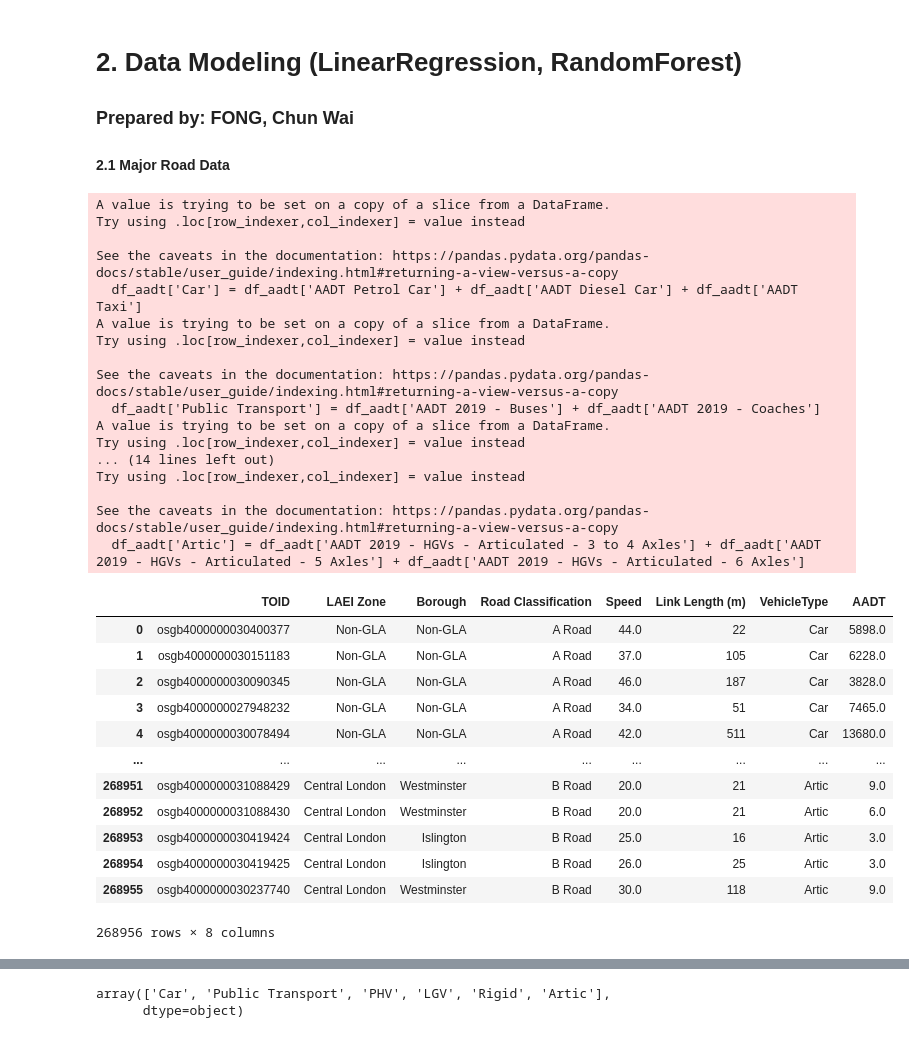
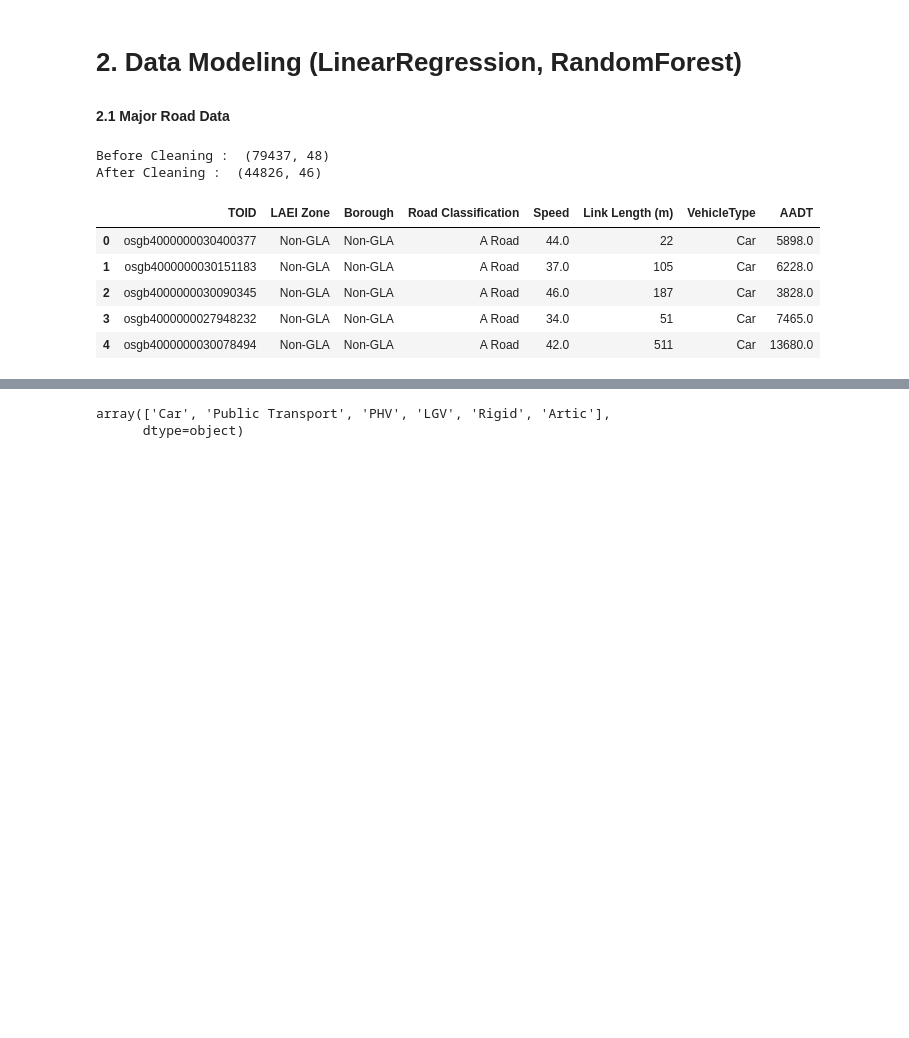
Before and after one commit to Squarebreadroy/GPEDLIV, a Jupyter notebook: CSCK503 GP.ipynb, the cells around one changed output, grey strips where cells are left out. Saved outputs shown, nothing was run; the diff lists cells and outputs as text; code cells hidden in the pictures; blank space fills up the shorter version.

```diff
--- a/CSCK503 GP.ipynb
+++ b/CSCK503 GP.ipynb
@@ -14,12 +24,11 @@ import seaborn as sns
 # %% [markdown]
 # 2. Data Modeling (LinearRegression, RandomForest)
-### Prepared by: FONG, Chun Wai
 #### 2.1 Major Road Data
 # %%
 #Load File
 df = pd.read_excel('laei-2019-major-roads-vkm-flows-speeds.xlsx')
 # %%
-print(df.shape)
+print('Before Cleaning : ' ,df.shape)
 
 #Remove hyphen
 df = df.applymap(lambda x: x.strip() if isinstance(x, str) else x)
@@ -35,7 +44,10 @@ df = df.rename(columns ={'Speed (km/hr) - Except Buses':'Speed'})
 #Drop total columns
 df = df.drop(['AADT 2019 - Total','VKM 2019 - Total'],axis=1)
 
-print(df.shape)
+print('After Cleaning : ' ,df.shape)
+# %% [output]
+Before Cleaning :  (79437, 48)
+After Cleaning :  (44826, 46)
 # %%
 #Handling AADT and VKM data
 id_col = ['TOID','LAEI Zone', 'Borough', 'Road Classification','Speed','Link Length (m)']
@@ -44,50 +56,27 @@ vkm_col = [col for col in df.columns if col.startswith('VKM')]
 # %%
 #For AADT data
 df_aadt = df[id_col + aadt_col]
 df_aadt['Car'] = df_aadt['AADT Petrol Car'] + df_aadt['AADT Diesel Car'] + df_aadt['AADT Taxi']
 df_aadt['Public Transport'] = df_aadt['AADT 2019 - Buses'] + df_aadt['AADT 2019 - Coaches']
 df_aadt['PHV'] = df_aadt['AADT Petrol PHV'] + df_aadt['AADT Diesel PHV']
 df_aadt['LGV'] = df_aadt['AADT Petrol LGV'] + df_aadt['AADT Diesel LGV']
 df_aadt['Rigid'] = df_aadt['AADT 2019 - HGVs - Rigid - 2 Axles'] + df_aadt['AADT 2019 - HGVs - Rigid - 3 Axles'] + df_aadt['AADT 2019 - HGVs - Rigid - 4 or more Axles']
 df_aadt['Artic'] = df_aadt['AADT 2019 - HGVs - Articulated - 3 to 4 Axles'] + df_aadt['AADT 2019 - HGVs - Articulated - 5 Axles'] + df_aadt['AADT 2019 - HGVs - Articulated - 6 Axles']
 aadt_col = ['Car','Public Transport','PHV','LGV','Rigid','Artic']
 df_aadt = df_aadt.melt(id_vars=id_col,
                   value_vars=aadt_col, var_name='VehicleType', value_name='AADT')
 
 df_aadt['VehicleType'] = df_aadt['VehicleType'].str.replace('AADT 2019 - ','')
 df_aadt['VehicleType'] = df_aadt['VehicleType'].str.replace('AADT ','')
-df_aadt
+
+df_aadt.head()
 # %% [output]
-A value is trying to be set on a copy of a slice from a DataFrame.
-Try using .loc[row_indexer,col_indexer] = value instead
-
-See the caveats in the documentation: https://pandas.pydata.org/pandas-docs/stable/user_guide/indexing.html#returning-a-view-versus-a-copy
-  df_aadt['Car'] = df_aadt['AADT Petrol Car'] + df_aadt['AADT Diesel Car'] + df_aadt['AADT Taxi']
-A value is trying to be set on a copy of a slice from a DataFrame.
-Try using .loc[row_indexer,col_indexer] = value instead
-
-See the caveats in the documentation: https://pandas.pydata.org/pandas-docs/stable/user_guide/indexing.html#returning-a-view-versus-a-copy
-  df_aadt['Public Transport'] = df_aadt['AADT 2019 - Buses'] + df_aadt['AADT 2019 - Coaches']
-A value is trying to be set on a copy of a slice from a DataFrame.
-Try using .loc[row_indexer,col_indexer] = value instead
-... (14 lines left out)
-Try using .loc[row_indexer,col_indexer] = value instead
-
-See the caveats in the documentation: https://pandas.pydata.org/pandas-docs/stable/user_guide/indexing.html#returning-a-view-versus-a-copy
-  df_aadt['Artic'] = df_aadt['AADT 2019 - HGVs - Articulated - 3 to 4 Axles'] + df_aadt['AADT 2019 - HGVs - Articulated - 5 Axles'] + df_aadt['AADT 2019 - HGVs - Articulated - 6 Axles']
 |  | TOID | LAEI Zone | Borough | Road Classification | Speed | Link Length (m) | VehicleType | AADT |
 | 0 | osgb4000000030400377 | Non-GLA | Non-GLA | A Road | 44.0 | 22 | Car | 5898.0 |
 | 1 | osgb4000000030151183 | Non-GLA | Non-GLA | A Road | 37.0 | 105 | Car | 6228.0 |
 | 2 | osgb4000000030090345 | Non-GLA | Non-GLA | A Road | 46.0 | 187 | Car | 3828.0 |
 | 3 | osgb4000000027948232 | Non-GLA | Non-GLA | A Road | 34.0 | 51 | Car | 7465.0 |
 | 4 | osgb4000000030078494 | Non-GLA | Non-GLA | A Road | 42.0 | 511 | Car | 13680.0 |
-| ... | ... | ... | ... | ... | ... | ... | ... | ... |
-| 268951 | osgb4000000031088429 | Central London | Westminster | B Road | 20.0 | 21 | Artic | 9.0 |
-| 268952 | osgb4000000031088430 | Central London | Westminster | B Road | 20.0 | 21 | Artic | 6.0 |
-| 268953 | osgb4000000030419424 | Central London | Islington | B Road | 25.0 | 16 | Artic | 3.0 |
-| 268954 | osgb4000000030419425 | Central London | Islington | B Road | 26.0 | 25 | Artic | 3.0 |
-| 268955 | osgb4000000030237740 | Central London | Westminster | B Road | 30.0 | 118 | Artic | 9.0 |
-268956 rows × 8 columns
 # %%
 #For VKM data
 df_vkm = df[id_col + vkm_col]
```
Also changed, not shown: parts of 40 cells of this notebook.
